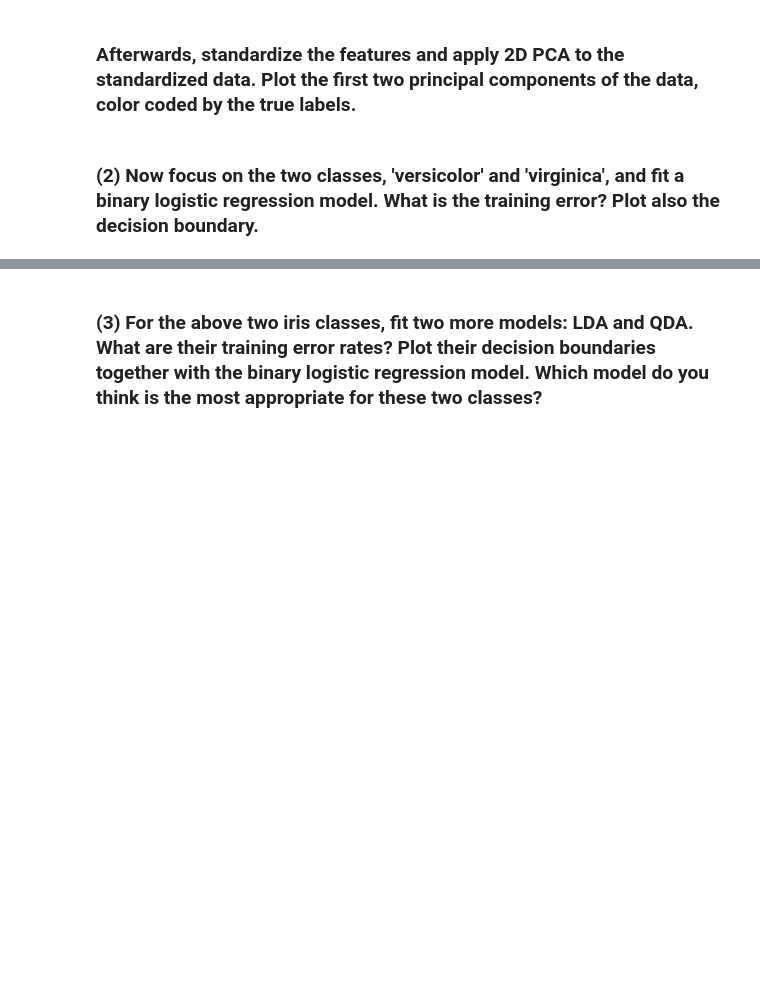
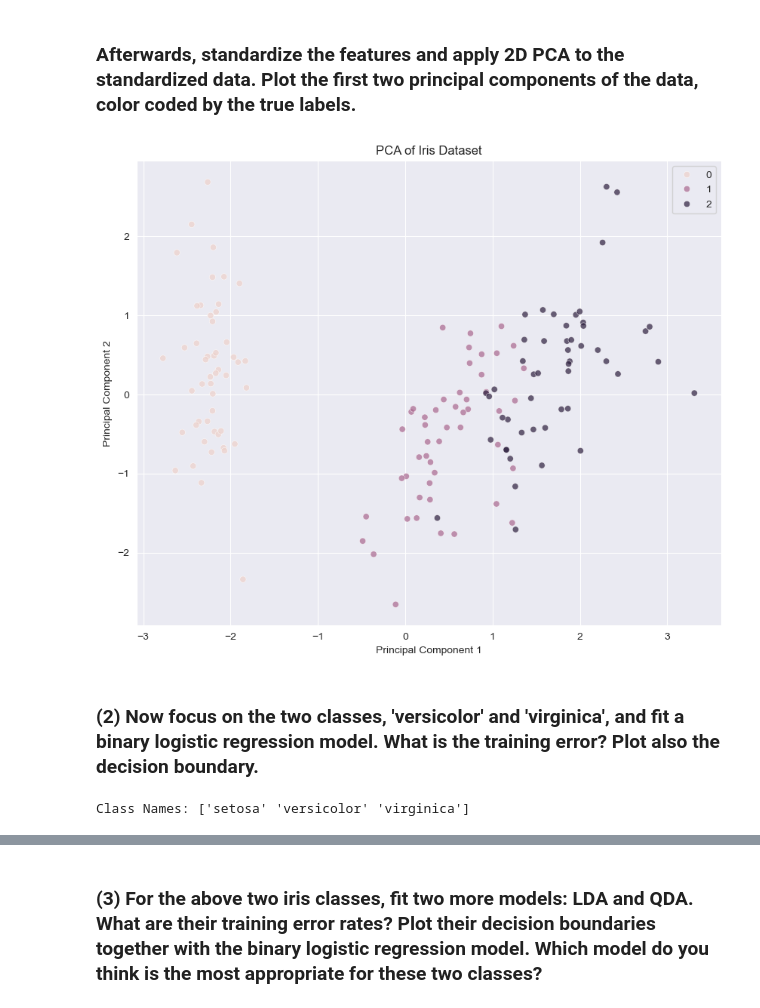
Before and after one commit to jackkrebsbach/stats, a Jupyter notebook: hw/hw4/hw4.ipynb, the cells around one changed output, grey strips where cells are left out. Saved outputs shown, nothing was run; the diff lists cells and outputs as text; code cells hidden in the pictures; blank space fills up the shorter version.

```diff
--- a/hw/hw4/hw4.ipynb
+++ b/hw/hw4/hw4.ipynb
@@ -220,5 +228,32 @@ iris = datasets.load_iris()
 The features are stored in iris['data'] and the labels are in iris['target'].
 # %% [markdown]
 ### Afterwards, standardize the features and apply 2D PCA to the standardized data. Plot the first two principal components of the data, color coded by the true labels.
+# %%
+X = iris.data
+y = iris.target
+
+# Standardize the features
+scaler = StandardScaler()
+X_scaled = scaler.fit_transform(X)
+
+# Apply PCA
+pca = PCA(n_components=2)
+principal_components = pca.fit_transform(X_scaled)
+principal_data = pd.DataFrame(data = principal_components, columns = ['PC1', 'PC2'])
+
+# Plot
+plt.figure(figsize=(10, 8))
+sns.scatterplot(data=principal_data, x='PC1', y='PC2', hue=y, alpha=0.7)
+plt.title('PCA of Iris Dataset')
+plt.xlabel('Principal Component 1')
+plt.ylabel('Principal Component 2')
+plt.show()
+# %% [output]
+[figure, added]
 # %% [markdown]
 ### (2) Now focus on the two classes, 'versicolor' and 'virginica', and fit a binary logistic regression model. What is the training error? Plot also the decision boundary.
+# %%
+class_names  = iris.target_names
+print(f'Class Names: {class_names}')
+# %% [output]
+Class Names: ['setosa' 'versicolor' 'virginica']
```
Also changed, not shown: parts of 12 cells of this notebook, 2 other files.
